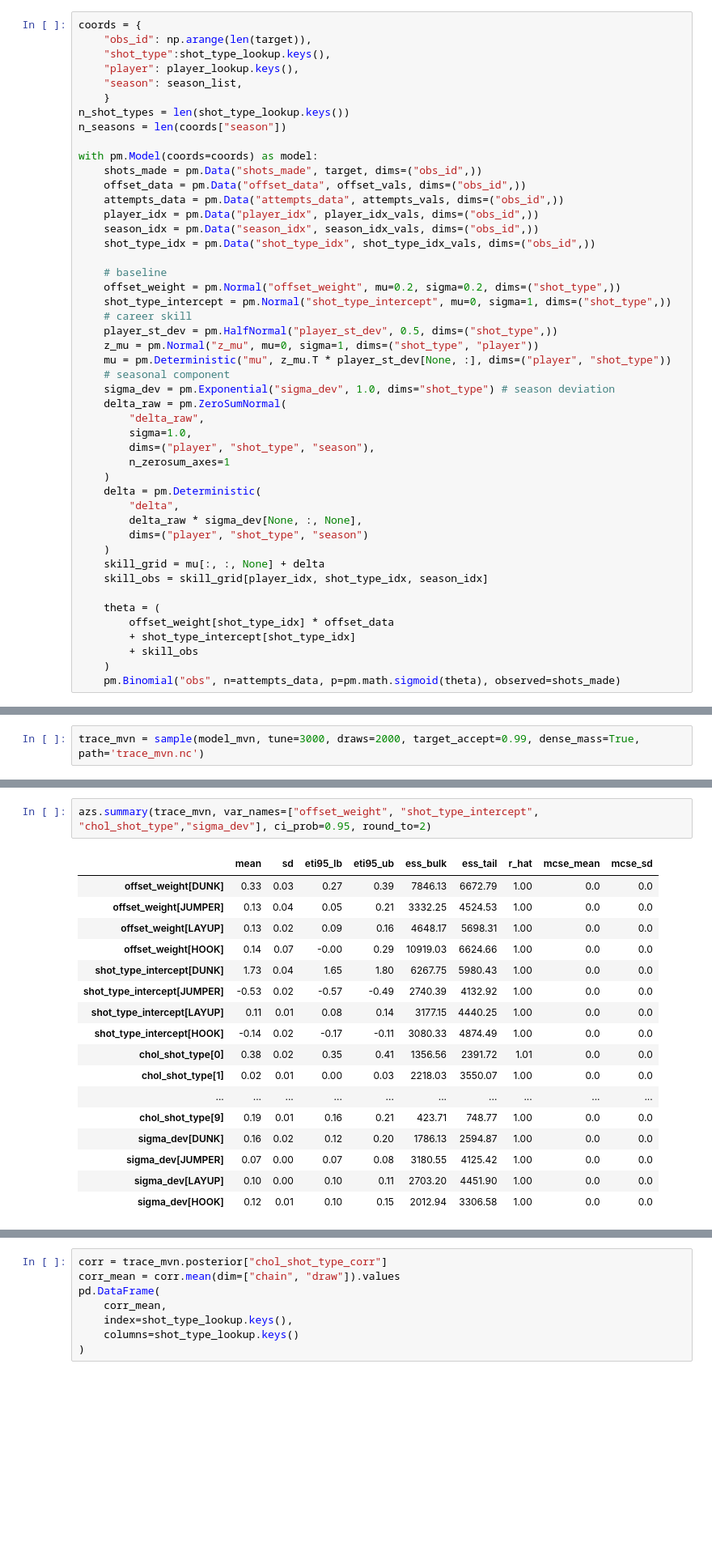
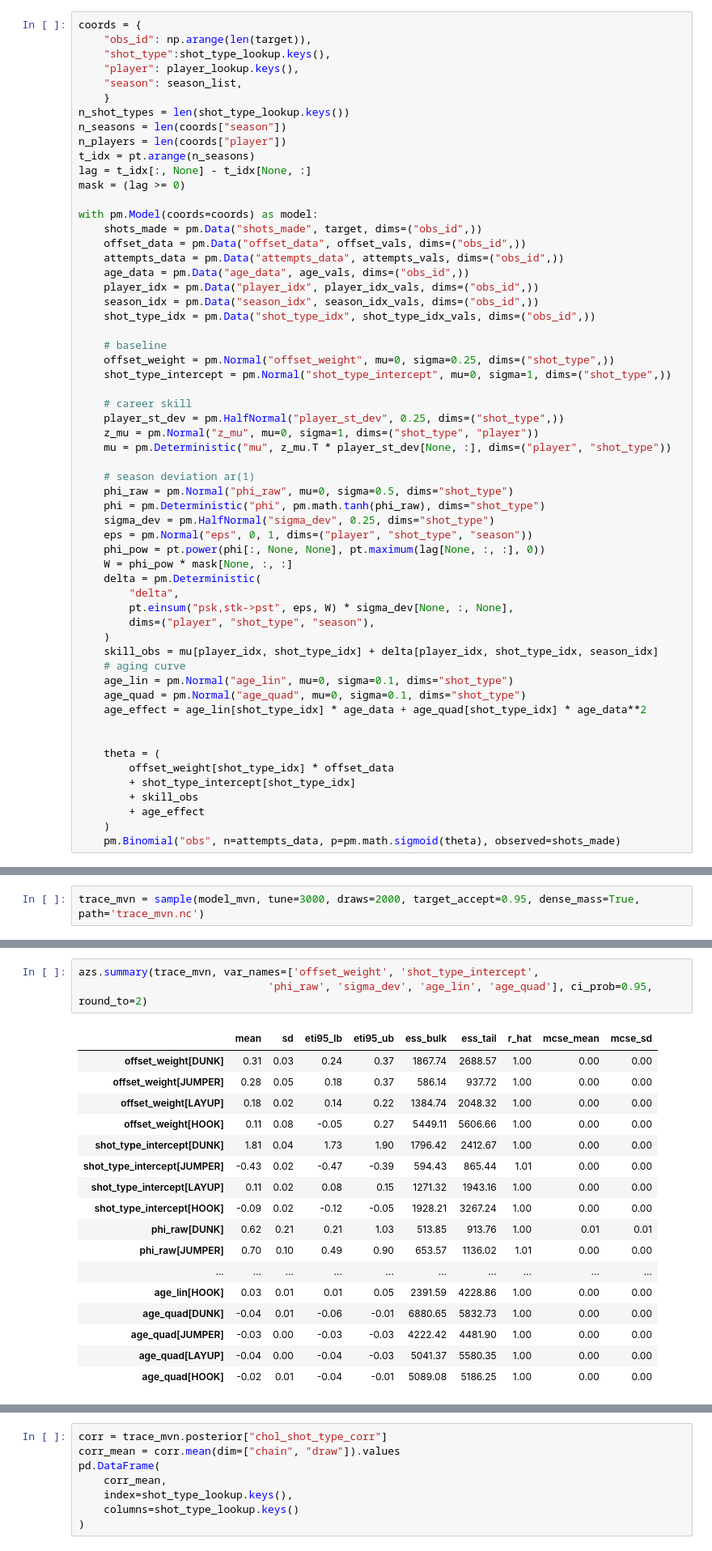
Before and after one commit to remmertjack/portfolio, a Jupyter notebook: bball_shotprobs/v2/skill_model.ipynb, the cells around one changed output, grey strips where cells are left out. Shown at 81% size. Saved outputs shown, nothing was run; the diff lists cells and outputs as text; blank space fills up the shorter version.

```diff
--- a/bball_shotprobs/v2/skill_model.ipynb
+++ b/bball_shotprobs/v2/skill_model.ipynb
@@ -183,42 +204,53 @@ coords = {
     }
 n_shot_types = len(shot_type_lookup.keys())
 n_seasons = len(coords["season"])
+n_players = len(coords["player"])
+t_idx = pt.arange(n_seasons)
+lag = t_idx[:, None] - t_idx[None, :]
+mask = (lag >= 0)
 
 with pm.Model(coords=coords) as model:
     shots_made = pm.Data("shots_made", target, dims=("obs_id",))
     offset_data = pm.Data("offset_data", offset_vals, dims=("obs_id",))
     attempts_data = pm.Data("attempts_data", attempts_vals, dims=("obs_id",))
+    age_data = pm.Data("age_data", age_vals, dims=("obs_id",))
     player_idx = pm.Data("player_idx", player_idx_vals, dims=("obs_id",))
     season_idx = pm.Data("season_idx", season_idx_vals, dims=("obs_id",))
     shot_type_idx = pm.Data("shot_type_idx", shot_type_idx_vals, dims=("obs_id",))
 
     # baseline
-    offset_weight = pm.Normal("offset_weight", mu=0.2, sigma=0.2, dims=("shot_type",))
+    offset_weight = pm.Normal("offset_weight", mu=0, sigma=0.25, dims=("shot_type",))
     shot_type_intercept = pm.Normal("shot_type_intercept", mu=0, sigma=1, dims=("shot_type",))
+
     # career skill
-    player_st_dev = pm.HalfNormal("player_st_dev", 0.5, dims=("shot_type",))
+    player_st_dev = pm.HalfNormal("player_st_dev", 0.25, dims=("shot_type",))
     z_mu = pm.Normal("z_mu", mu=0, sigma=1, dims=("shot_type", "player"))
     mu = pm.Deterministic("mu", z_mu.T * player_st_dev[None, :], dims=("player", "shot_type"))
-    # seasonal component
-    sigma_dev = pm.Exponential("sigma_dev", 1.0, dims="shot_type") # season deviation
-    delta_raw = pm.ZeroSumNormal(
-        "delta_raw",
-        sigma=1.0,
-        dims=("player", "shot_type", "season"),
-        n_zerosum_axes=1
-    )
+
+    # season deviation ar(1)
+    phi_raw = pm.Normal("phi_raw", mu=0, sigma=0.5, dims="shot_type")
+    phi = pm.Deterministic("phi", pm.math.tanh(phi_raw), dims="shot_type")
+    sigma_dev = pm.HalfNormal("sigma_dev", 0.25, dims="shot_type")
+    eps = pm.Normal("eps", 0, 1, dims=("player", "shot_type", "season"))
+    phi_pow = pt.power(phi[:, None, None], pt.maximum(lag[None, :, :], 0))
+    W = phi_pow * mask[None, :, :]
     delta = pm.Deterministic(
         "delta",
-        delta_raw * sigma_dev[None, :, None],
-        dims=("player", "shot_type", "season")
+        pt.einsum("psk,stk->pst", eps, W) * sigma_dev[None, :, None],
+        dims=("player", "shot_type", "season"),
     )
-    skill_grid = mu[:, :, None] + delta
-    skill_obs = skill_grid[player_idx, shot_type_idx, season_idx]
+    skill_obs = mu[player_idx, shot_type_idx] + delta[player_idx, shot_type_idx, season_idx]
+    # aging curve
+    age_lin = pm.Normal("age_lin", mu=0, sigma=0.1, dims="shot_type")
+    age_quad = pm.Normal("age_quad", mu=0, sigma=0.1, dims="shot_type")
+    age_effect = age_lin[shot_type_idx] * age_data + age_quad[shot_type_idx] * age_data**2
+
 
     theta = (
         offset_weight[shot_type_idx] * offset_data
         + shot_type_intercept[shot_type_idx]
         + skill_obs
+        + age_effect
     )
     pm.Binomial("obs", n=attempts_data, p=pm.math.sigmoid(theta), observed=shots_made)
 # %%
@@ -292,4 +596,4 @@ with pm.Model(coords=coords) as model_mvn:
     pm.Binomial("obs", n=attempts_data, p=pm.math.sigmoid(theta), observed=shots_made)
 # %%
-trace_mvn = sample(model_mvn, tune=3000, draws=2000, target_accept=0.99, dense_mass=True, path='trace_mvn.nc')
+trace_mvn = sample(model_mvn, tune=3000, draws=2000, target_accept=0.95, dense_mass=True, path='trace_mvn.nc')
 # %% [output]
@@ -297,21 +602,22 @@ The rhat statistic is larger than 1.01 for some parameters. This indicates probl
 # %%
-azs.summary(trace_mvn, var_names=["offset_weight", "shot_type_intercept", "chol_shot_type","sigma_dev"], ci_prob=0.95, round_to=2)
+azs.summary(trace_mvn, var_names=['offset_weight', 'shot_type_intercept',
+                              'phi_raw', 'sigma_dev', 'age_lin', 'age_quad'], ci_prob=0.95, round_to=2)
 # %% [output]
 |  | mean | sd | eti95_lb | eti95_ub | ess_bulk | ess_tail | r_hat | mcse_mean | mcse_sd |
-| offset_weight[DUNK] | 0.33 | 0.03 | 0.27 | 0.39 | 7846.13 | 6672.79 | 1.00 | 0.0 | 0.0 |
-| offset_weight[JUMPER] | 0.13 | 0.04 | 0.05 | 0.21 | 3332.25 | 4524.53 | 1.00 | 0.0 | 0.0 |
-| offset_weight[LAYUP] | 0.13 | 0.02 | 0.09 | 0.16 | 4648.17 | 5698.31 | 1.00 | 0.0 | 0.0 |
-| offset_weight[HOOK] | 0.14 | 0.07 | -0.00 | 0.29 | 10919.03 | 6624.66 | 1.00 | 0.0 | 0.0 |
-| shot_type_intercept[DUNK] | 1.73 | 0.04 | 1.65 | 1.80 | 6267.75 | 5980.43 | 1.00 | 0.0 | 0.0 |
-| shot_type_intercept[JUMPER] | -0.53 | 0.02 | -0.57 | -0.49 | 2740.39 | 4132.92 | 1.00 | 0.0 | 0.0 |
-| shot_type_intercept[LAYUP] | 0.11 | 0.01 | 0.08 | 0.14 | 3177.15 | 4440.25 | 1.00 | 0.0 | 0.0 |
-| shot_type_intercept[HOOK] | -0.14 | 0.02 | -0.17 | -0.11 | 3080.33 | 4874.49 | 1.00 | 0.0 | 0.0 |
-| chol_shot_type[0] | 0.38 | 0.02 | 0.35 | 0.41 | 1356.56 | 2391.72 | 1.01 | 0.0 | 0.0 |
-| chol_shot_type[1] | 0.02 | 0.01 | 0.00 | 0.03 | 2218.03 | 3550.07 | 1.00 | 0.0 | 0.0 |
+| offset_weight[DUNK] | 0.31 | 0.03 | 0.24 | 0.37 | 1867.74 | 2688.57 | 1.00 | 0.00 | 0.00 |
+| offset_weight[JUMPER] | 0.28 | 0.05 | 0.18 | 0.37 | 586.14 | 937.72 | 1.00 | 0.00 | 0.00 |
+| offset_weight[LAYUP] | 0.18 | 0.02 | 0.14 | 0.22 | 1384.74 | 2048.32 | 1.00 | 0.00 | 0.00 |
+| offset_weight[HOOK] | 0.11 | 0.08 | -0.05 | 0.27 | 5449.11 | 5606.66 | 1.00 | 0.00 | 0.00 |
+| shot_type_intercept[DUNK] | 1.81 | 0.04 | 1.73 | 1.90 | 1796.42 | 2412.67 | 1.00 | 0.00 | 0.00 |
+| shot_type_intercept[JUMPER] | -0.43 | 0.02 | -0.47 | -0.39 | 594.43 | 865.44 | 1.01 | 0.00 | 0.00 |
+| shot_type_intercept[LAYUP] | 0.11 | 0.02 | 0.08 | 0.15 | 1271.32 | 1943.16 | 1.00 | 0.00 | 0.00 |
+| shot_type_intercept[HOOK] | -0.09 | 0.02 | -0.12 | -0.05 | 1928.21 | 3267.24 | 1.00 | 0.00 | 0.00 |
+| phi_raw[DUNK] | 0.62 | 0.21 | 0.21 | 1.03 | 513.85 | 913.76 | 1.00 | 0.01 | 0.01 |
+| phi_raw[JUMPER] | 0.70 | 0.10 | 0.49 | 0.90 | 653.57 | 1136.02 | 1.01 | 0.00 | 0.00 |
 | ... | ... | ... | ... | ... | ... | ... | ... | ... | ... |
-| chol_shot_type[9] | 0.19 | 0.01 | 0.16 | 0.21 | 423.71 | 748.77 | 1.00 | 0.0 | 0.0 |
-| sigma_dev[DUNK] | 0.16 | 0.02 | 0.12 | 0.20 | 1786.13 | 2594.87 | 1.00 | 0.0 | 0.0 |
-| sigma_dev[JUMPER] | 0.07 | 0.00 | 0.07 | 0.08 | 3180.55 | 4125.42 | 1.00 | 0.0 | 0.0 |
-| sigma_dev[LAYUP] | 0.10 | 0.00 | 0.10 | 0.11 | 2703.20 | 4451.90 | 1.00 | 0.0 | 0.0 |
-| sigma_dev[HOOK] | 0.12 | 0.01 | 0.10 | 0.15 | 2012.94 | 3306.58 | 1.00 | 0.0 | 0.0 |
+| age_lin[HOOK] | 0.03 | 0.01 | 0.01 | 0.05 | 2391.59 | 4228.86 | 1.00 | 0.00 | 0.00 |
+| age_quad[DUNK] | -0.04 | 0.01 | -0.06 | -0.01 | 6880.65 | 5832.73 | 1.00 | 0.00 | 0.00 |
+| age_quad[JUMPER] | -0.03 | 0.00 | -0.03 | -0.03 | 4222.42 | 4481.90 | 1.00 | 0.00 | 0.00 |
+| age_quad[LAYUP] | -0.04 | 0.00 | -0.04 | -0.03 | 5041.37 | 5580.35 | 1.00 | 0.00 | 0.00 |
+| age_quad[HOOK] | -0.02 | 0.01 | -0.04 | -0.01 | 5089.08 | 5186.25 | 1.00 | 0.00 | 0.00 |
 # %%
```
Also changed, not shown: parts of 22 cells of this notebook, 1 other file.
